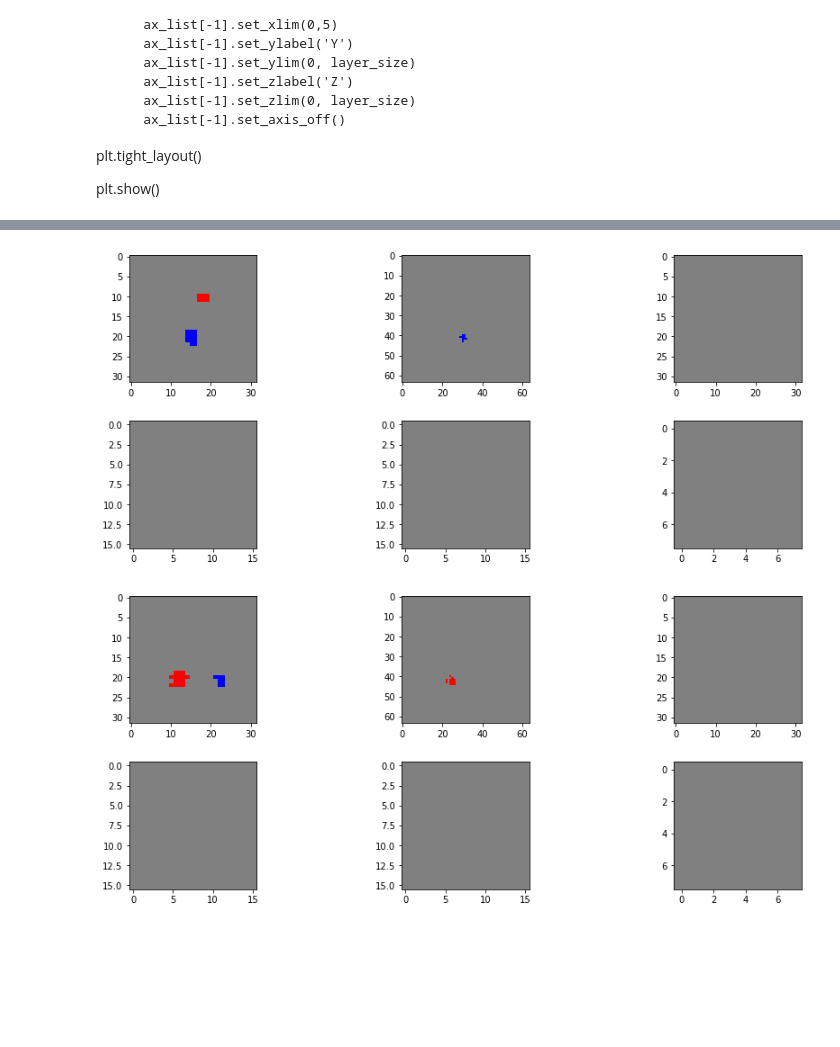
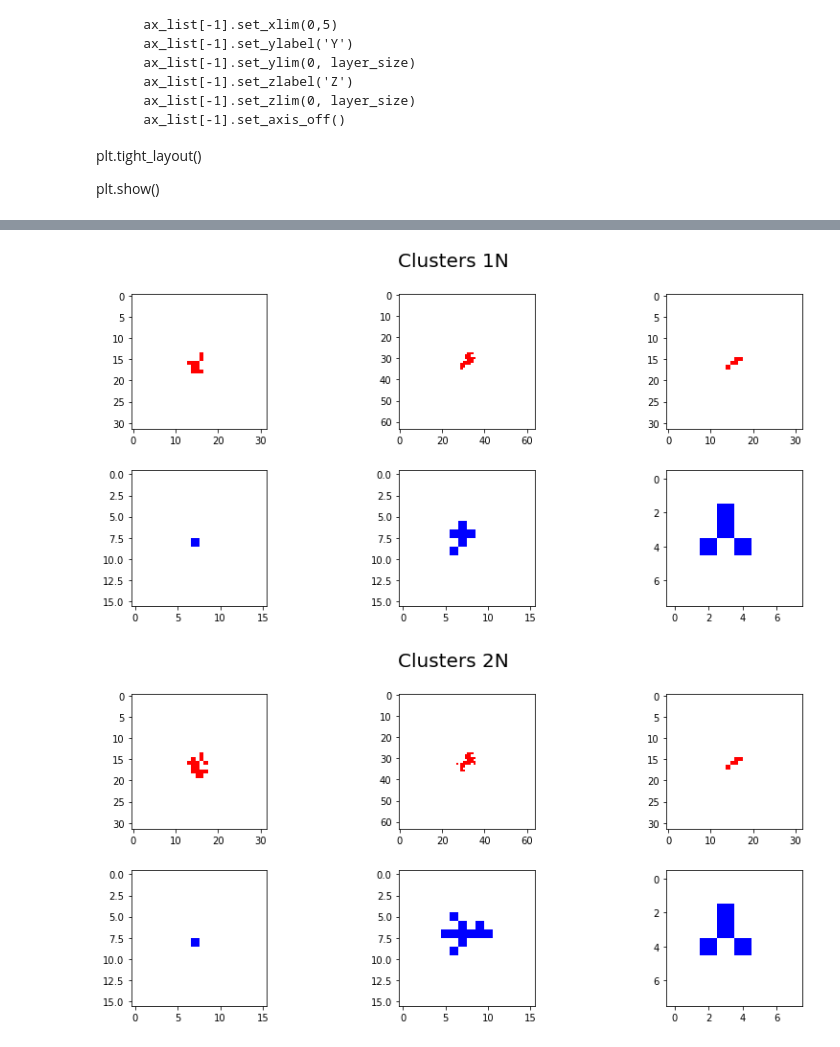
Before and after one commit to sanmayphy/ENERGYFLOW_ML, a Jupyter notebook: DataExploration/Validation_Topo.ipynb, the cells around one changed output, grey strips where cells are left out. Drawn from its saved outputs; the diff is of its cells as text; code cells hidden in the pictures; blank space fills up the shorter version.

```diff
--- a/DataExploration/Validation_Topo.ipynb
+++ b/DataExploration/Validation_Topo.ipynb
@@ -4,6 +3,5 @@ import h5py
 import matplotlib.pyplot as plt
 import numpy as np
 # %%
-f = h5py.File('../Outfile_CellInformation.h5','r')
-g = h5py.File('../DATA_PROCESSING/Outfile_TopoCluster.h5','r')
+f = h5py.File('../Outfile_CellInformation_HomDet_2to5GeV.h5','r')
 # %%
@@ -12,3 +9,6 @@ g = h5py.File('../DATA_PROCESSING/Outfile_TopoCluster.h5','r')
+# %%
+gT = h5py.File('../DATA_PROCESSING/Outfile_TopoClusterTotal.h5','r')
+gTA = h5py.File('../DATA_PROCESSING/Outfile_TopoClusterTotalAtl.h5','r')
 # %% [markdown]
 from mpl_toolkits.mplot3d import axes3d
 import matplotlib.pyplot as plt,numpy as np
@@ -103,0 +94,2 @@ for j in range(10):
+# %%
+CAL = f['RealRes_NeutralEnergy_Layer2'][1][0]
@@ -104,31 +99,59 @@ for j in range(10):
 # %%
 import matplotlib as m
-cmap = m.colors.ListedColormap(['grey', 'red','blue', 'green', 'black' ])
-bounds = [-0.5,0.5,1.5,2.5, 3.5, 4.5]
+cmap = m.colors.ListedColormap(['white', 'red','blue', 'green', 'black' , 'grey', 'purple'])
+bounds = [-0.5,0.5,1.5,2.5, 3.5, 4.5, 5.5, 6.5]
 norm = m.colors.BoundaryNorm(bounds, cmap.N)
 
-for j in range(10):
-    fig = plt.figure(figsize=(15, 6),facecolor="w", edgecolor='k')
-    fig.subplots_adjust(hspace=0.3, wspace=0.3)
 
 
-    for i in range(1,7):
-        ax = fig.add_subplot(2, 3, i)
-        CAL = g['TopoClusters'+str(i)][j]
+fig = plt.figure(figsize=(15, 6),facecolor="w", edgecolor='k')
+fig.subplots_adjust(hspace=0.3, wspace=0.002)
 
-        if(i==1 or i==3):
-            size=32
-        elif(i==4 or i ==5):
-            size=16
-        elif(i==2):
-            size=64
-        elif(i==6):
-            size = 8
+fig.suptitle('Clusters 1N', fontsize="20")
 
-        CALL=CAL[0][0:size,0:size]
-   # print(CALL)
-   # print(CALL.shape)
-        ax.imshow(CALL, cmap=cmap, norm=norm)
+
+EV = 1
+
+for i in range(1,7):
+    ax = fig.add_subplot(2, 3, i)
+    CAL = gT['TopoClusters'+str(i)][EV]
+
+    if(i==1 or i==3):
+        size=32
+    elif(i==4 or i ==5):
+        size=16
+    elif(i==2):
+        size=64
+    elif(i==6):
+        size = 8
+
+    CALL=CAL[0][0:size,0:size]
+    ax.imshow(CALL, cmap=cmap, norm=norm)
+
+fig.savefig('Clus_Event_'+str(EV)+'_1N.png')
+
+fig = plt.figure(figsize=(15, 6),facecolor="w", edgecolor='k')
+fig.subplots_adjust(hspace=0.3, wspace=0.002)
+fig.suptitle('Clusters 2N', fontsize="20")
+
+
+for i in range(1,7):
+    ax = fig.add_subplot(2, 3, i)
+    CAL = gTA['TopoClusters'+str(i)][EV]
+
+    if(i==1 or i==3):
+        size=32
+    elif(i==4 or i ==5):
+        size=16
+    elif(i==2):
+        size=64
+    elif(i==6):
+        size = 8
+
+    CALL=CAL[0][0:size,0:size]
+    ax.imshow(CALL, cmap=cmap, norm=norm)
+
+fig.savefig('Clus_Event_'+str(EV)+'_2N.png')
 # %% [output]
-[figure, old version]
+[figure, new version]
-[figure, old version]
+[figure, new version]
```
Also changed, not shown: parts of 23 cells of this notebook, 4 other files.
